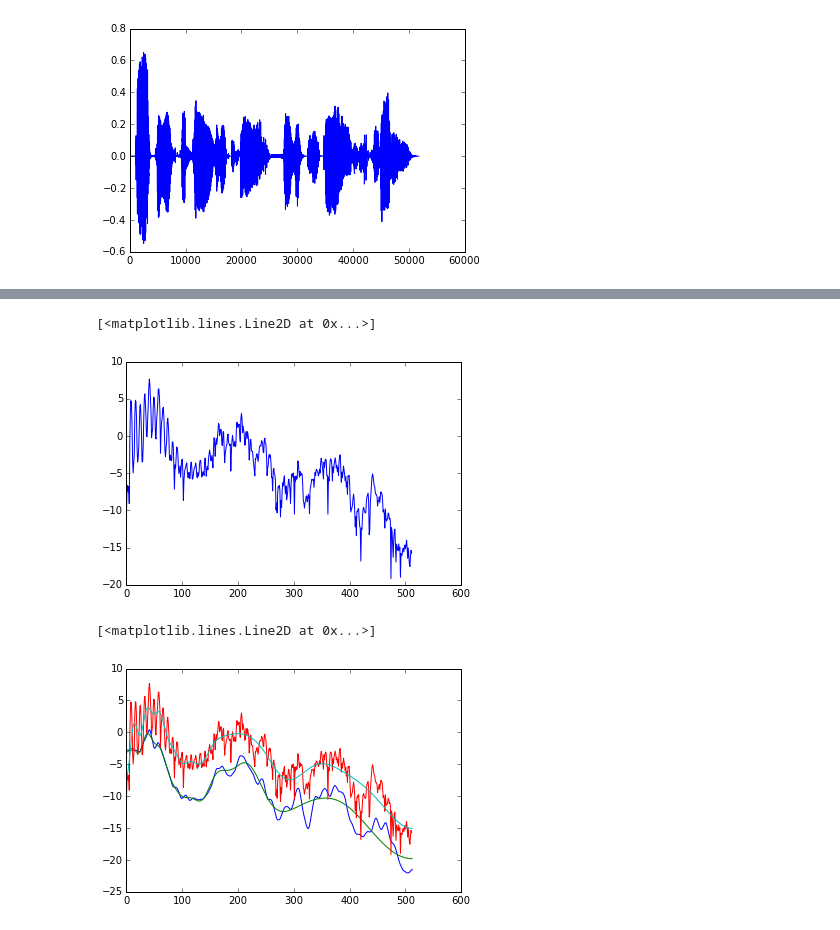
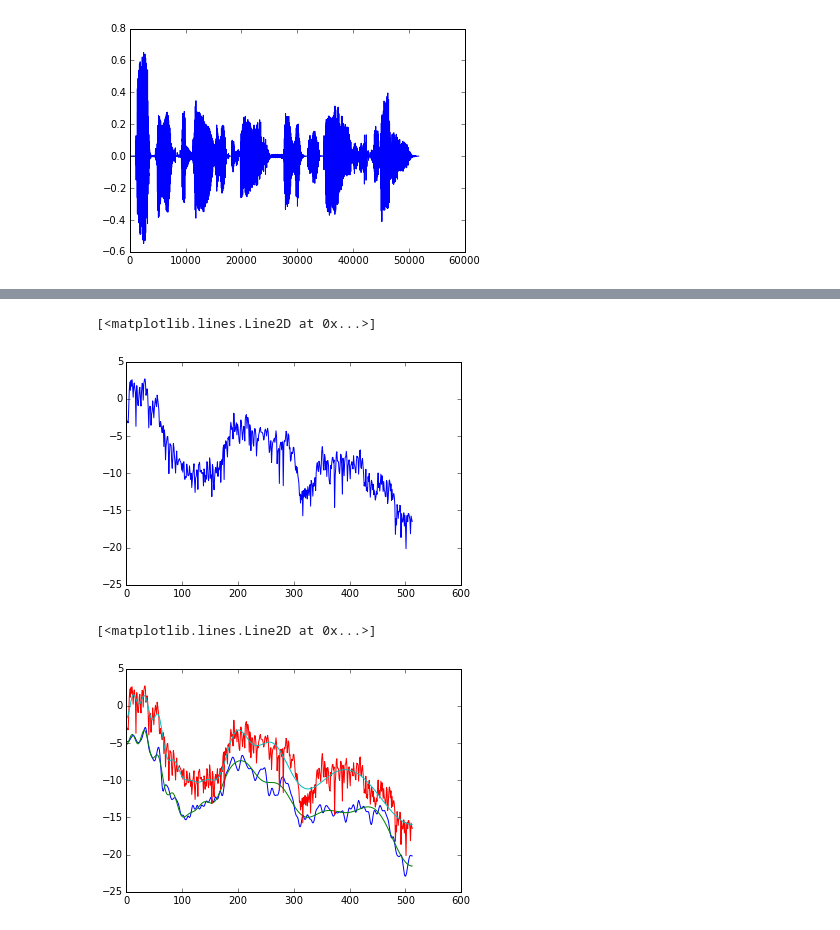
Before and after one commit to shunsukeaihara/pysas, a Jupyter notebook: sample.ipynb, the cells around one changed output, grey strips where cells are left out. Saved outputs shown, nothing was run; the diff lists cells and outputs as text; code cells hidden in the pictures.

```diff
--- a/sample.ipynb
+++ b/sample.ipynb
@@ -32,5 +37,7 @@ mcep = to_mcep(spec, 20, 0.41)
+# %%
+mcep = spec2mcep(spec, 24, alpha)
 # %%
-spec2 = to_spectrum(mcep, 0.41, world.fftsize())
+spec2 = mcep2spec(mcep, alpha, world.fftsize())
 # %%
 plt.plot(np.log(spec))
 plt.plot(np.log(spec2[:world.envelopesize()]))
@@ -58,9 +65,9 @@ plt.plot(out)
 # %%
-i = 8* 200
+i = 80* 300
 windowsize = 1024
-sig = signal[i:i+windowsize] * np.blackman(windowsize)
-power_spectrum = np.fft.fft(sig) ** 2
-plt.plot(np.log(np.absolute(power_spectrum)[:windowsize>>1]))
+sig = signal[i:i+windowsize] * np.hanning(windowsize)
+power_spectrum = (np.absolute(np.fft.fft(sig)) ** 2)[:(windowsize>>1) + 1]
+plt.plot(np.log(power_spectrum))
 # %% [output]
 [<matplotlib.lines.Line2D at 0x...>]
-[figure, old version]
+[figure, new version]
@@ -71,8 +74,11 @@ fft_mcep = to_mcep(fft_spec, 20, 0.41)
+# %%
+fft_mcep = spec2mcep(power_spectrum, 20, alpha)
+reconst_pspec = mcep2spec(fft_mcep, alpha, windowsize)
 # %%
 plt.plot(np.log(spec))
 plt.plot(np.log(spec2))
-plt.plot(np.log(fft_spec))
-plt.plot(np.log(to_spectrum(fft_mcep, 0.41, windowsize)))
+plt.plot(np.log(power_spectrum))
+plt.plot(np.log(reconst_pspec))
 # %% [output]
 [<matplotlib.lines.Line2D at 0x...>]
-[figure, old version]
+[figure, new version]
```
Also changed, not shown: parts of 21 cells of this notebook, 10 other files.
